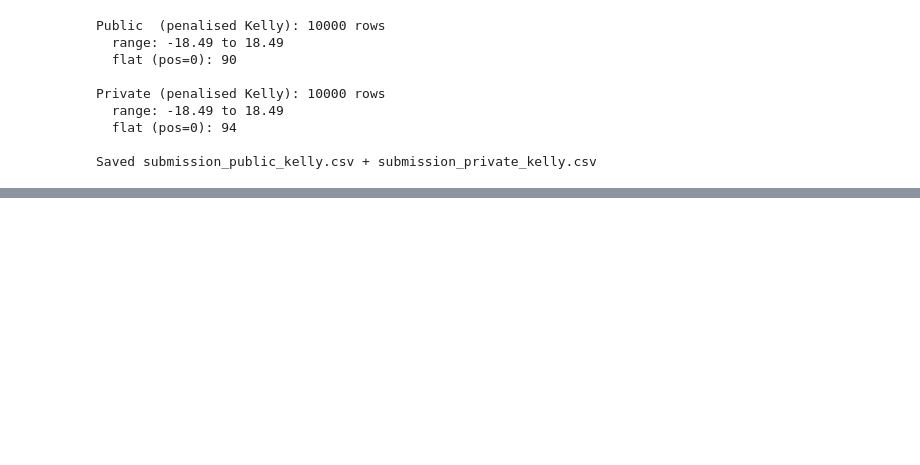
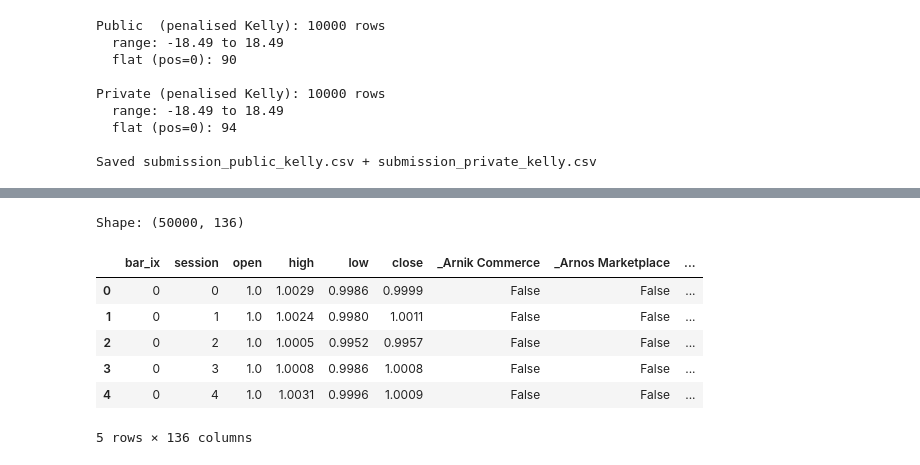
Before and after one commit to Sne4kers/hrt-datathon, a Jupyter notebook: igor/headlines_research.ipynb, the cells around one changed output, grey strips where cells are left out. Saved outputs shown, nothing was run; the diff lists cells and outputs as text; code cells hidden in the pictures; blank space fills up the shorter version.

```diff
--- a/igor/headlines_research.ipynb
+++ b/igor/headlines_research.ipynb
@@ -802,0 +841,34 @@ Saved submission_public_kelly.csv + submission_private_kelly.csv
+# %%
+# For each session, flag which keywords appear in owner-matched headlines
+hl_kw = headlines_seen_train.copy()
+hl_kw['company'] = hl_kw['headline'].str.split().str[:2].str.join(' ')
+hl_kw = hl_kw.merge(session_company[['session', 'predicted_company']], on='session', how='left')
+hl_kw_owner = hl_kw[hl_kw['company'] == hl_kw['predicted_company']]
+
+# Build session × keyword presence (1 if any owner headline contains the keyword)
+kw_session_flags = {}
+for kw in keywords:
+    matched = hl_kw_owner[hl_kw_owner['headline'].str.lower().str.contains(kw, regex=False)]['session'].unique()
+    kw_session_flags['kw_' + kw.replace(' ', '_')] = pd.Series(1, index=matched)
+
+kw_df = (
+    pd.DataFrame(kw_session_flags)
+    .fillna(0).astype(int)
+    .reset_index().rename(columns={'index': 'session'})
+)
+
+# Merge keyword flags into bars_seen_train_encoded
+bars_seen_train_encoded = bars_seen_train_encoded.merge(kw_df, on='session', how='left')
+kw_cols = [c for c in bars_seen_train_encoded.columns if c.startswith('kw_')]
+bars_seen_train_encoded[kw_cols] = bars_seen_train_encoded[kw_cols].fillna(0).astype(int)
+print(f'Shape: {bars_seen_train_encoded.shape}')
+bars_seen_train_encoded.head(5)
+# %% [output]
+Shape: (50000, 136)
+|  | bar_ix | session | open | high | low | close | _Arnik Commerce | _Arnos Marketplace | ... |
+| 0 | 0 | 0 | 1.0 | 1.0029 | 0.9986 | 0.9999 | False | False | ... |
+| 1 | 0 | 1 | 1.0 | 1.0024 | 0.9980 | 1.0011 | False | False | ... |
+| 2 | 0 | 2 | 1.0 | 1.0005 | 0.9952 | 0.9957 | False | False | ... |
+| 3 | 0 | 3 | 1.0 | 1.0008 | 0.9986 | 1.0008 | False | False | ... |
+| 4 | 0 | 4 | 1.0 | 1.0031 | 0.9996 | 1.0009 | False | False | ... |
+5 rows × 136 columns
```
Also changed, not shown: parts of 9 cells of this notebook, 4 other files.
